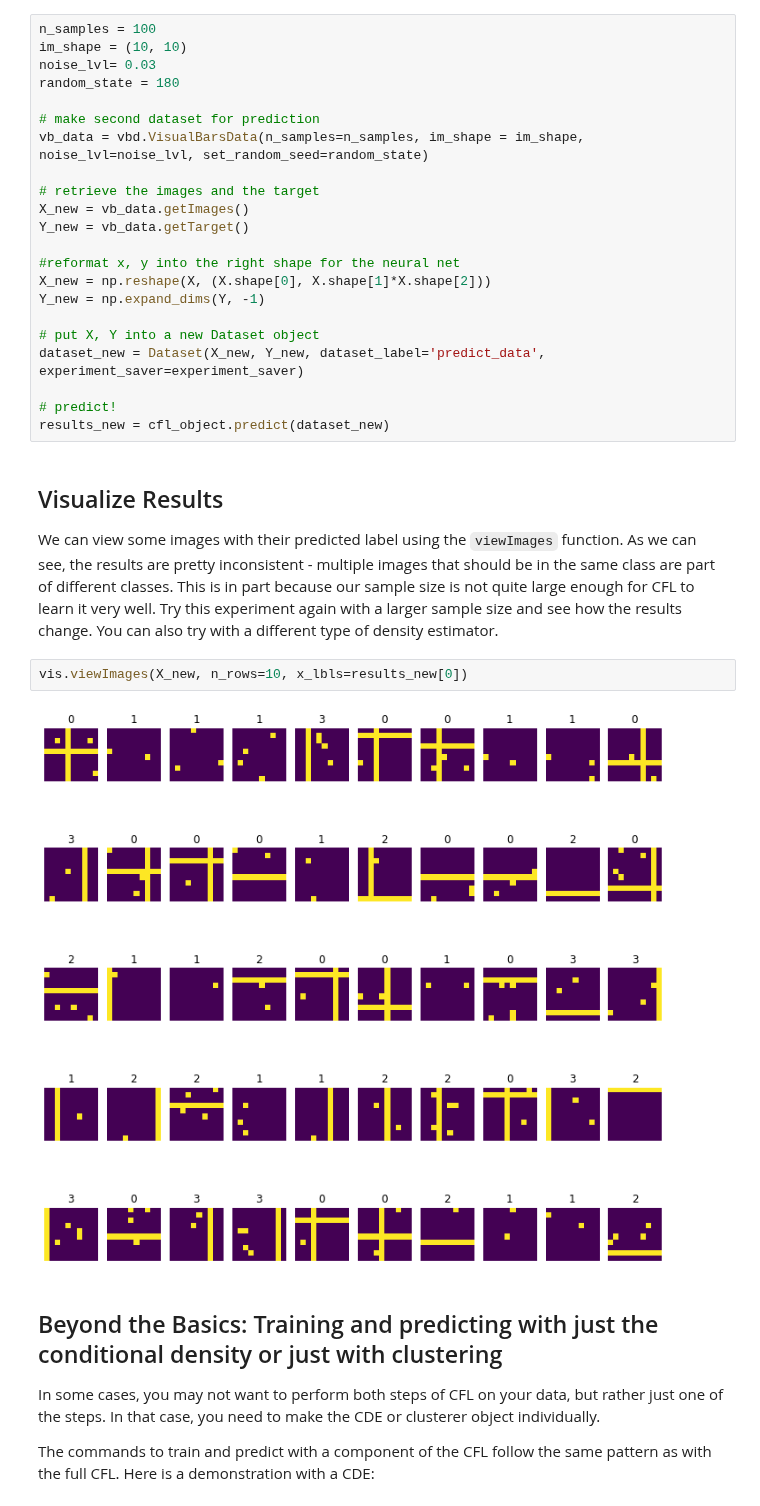
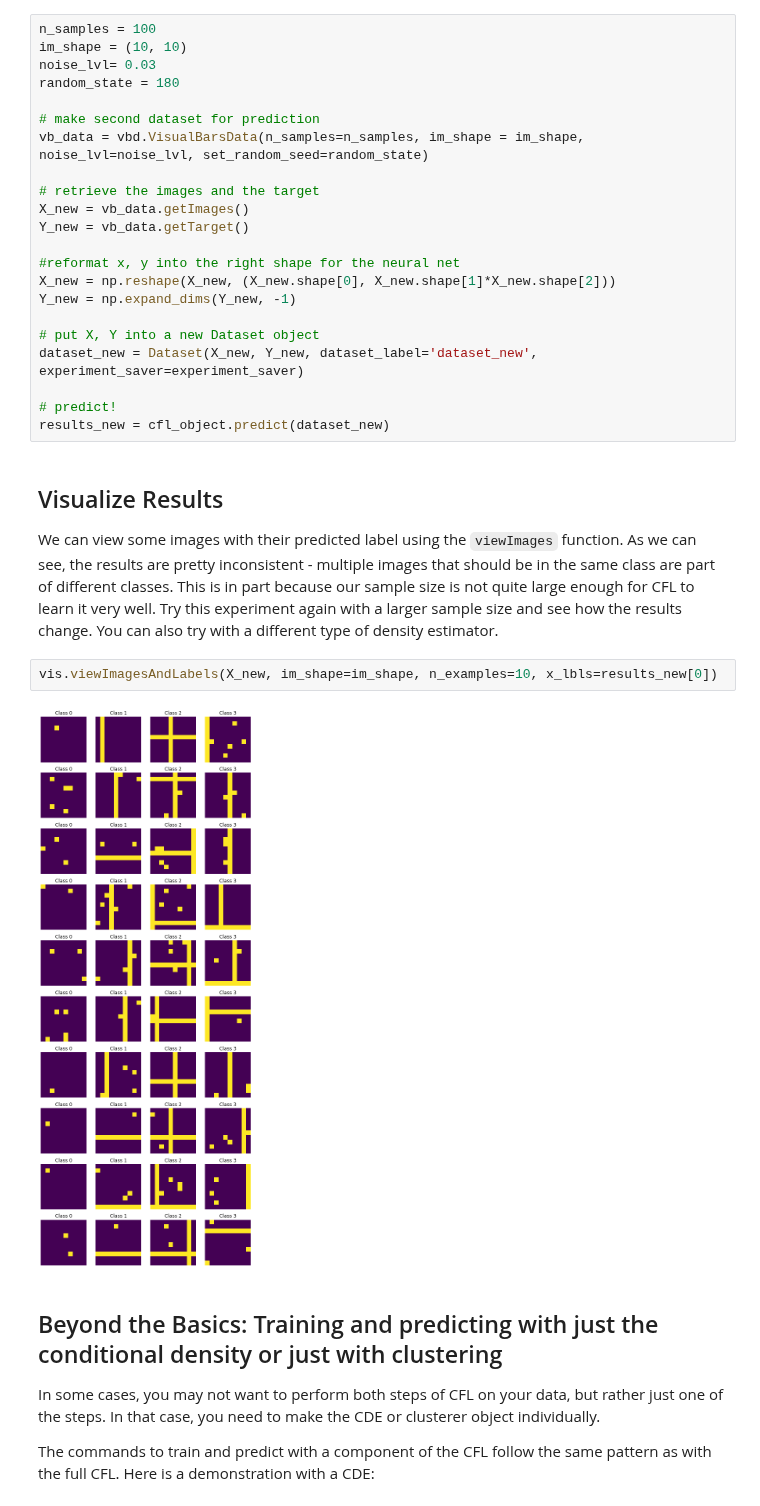
Before and after one commit to eberharf/cfl, a Jupyter notebook: examples/quick_start_guide.ipynb, the cells around one changed output. Saved outputs shown, nothing was run; the diff lists cells and outputs as text.

Commit message:
Implement vis for examples by class

```diff
--- a/examples/quick_start_guide.ipynb
+++ b/examples/quick_start_guide.ipynb
@@ -263,11 +269,11 @@ X_new = vb_data.getImages()
 Y_new = vb_data.getTarget()
 
 #reformat x, y into the right shape for the neural net
-X_new = np.reshape(X, (X.shape[0], X.shape[1]*X.shape[2]))
-Y_new = np.expand_dims(Y, -1)
+X_new = np.reshape(X_new, (X_new.shape[0], X_new.shape[1]*X_new.shape[2]))
+Y_new = np.expand_dims(Y_new, -1)
 
 # put X, Y into a new Dataset object
-dataset_new = Dataset(X_new, Y_new, dataset_label='predict_data', experiment_saver=experiment_saver)
+dataset_new = Dataset(X_new, Y_new, dataset_label='dataset_new', experiment_saver=experiment_saver)
 
 # predict!
 results_new = cfl_object.predict(dataset_new)
@@ -275,9 +281,9 @@ results_new = cfl_object.predict(dataset_new)
 ## Visualize Results
 We can view some images with their predicted label using the `viewImages` function. As we can see, the results are pretty inconsistent - multiple images that should be in the same class are part of different classes. This is in part because our sample size is not quite large enough for CFL to learn it very well. Try this experiment again with a larger sample size and see how the results change. You can also try with a different type of density estimator.
 # %%
-vis.viewImages(X_new, n_rows=10, x_lbls=results_new[0])
+vis.viewImagesAndLabels(X_new, im_shape=im_shape, n_examples=10, x_lbls=results_new[0])
 # %% [output]
-[figure, old version]
+[figure, new version]
 # %% [markdown]
 ## Beyond the Basics: Training and predicting with just the conditional density or just with clustering
 
```
Also changed, not shown: parts of 11 cells of this notebook, 3 other files.
